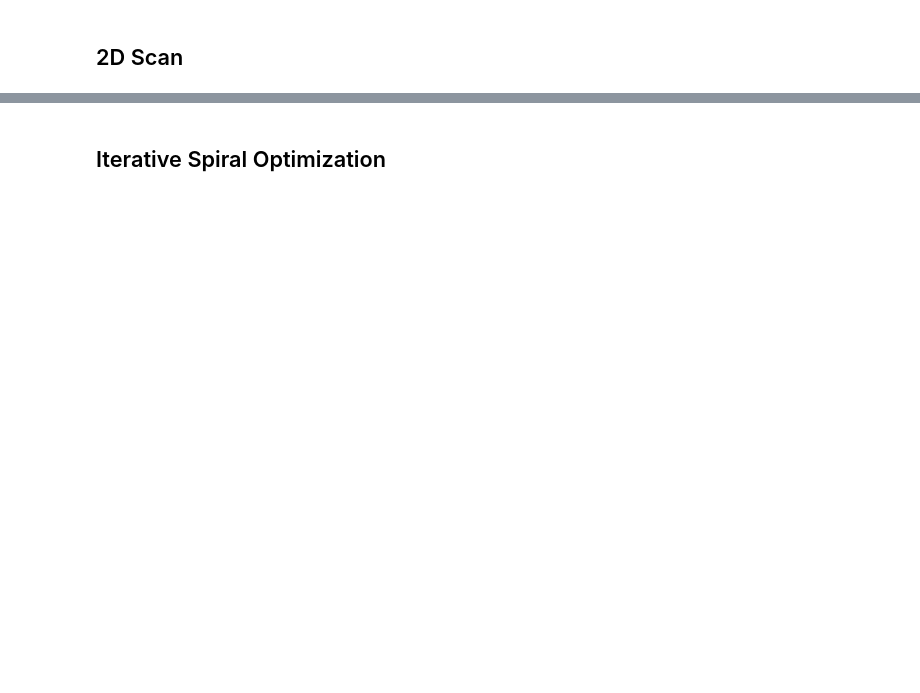
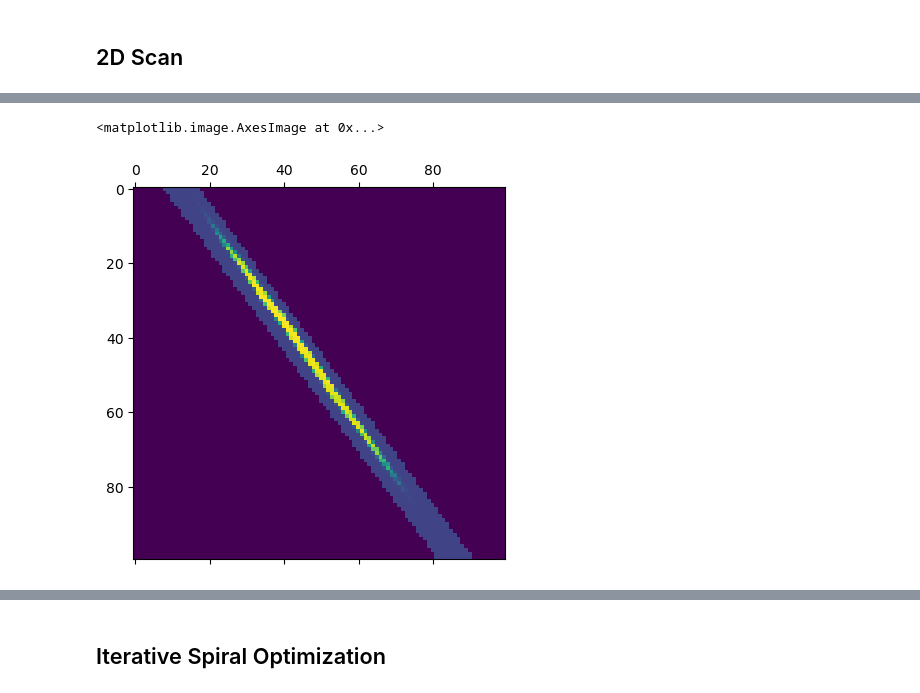
Before and after one commit to Stockholm254/servotest, a Jupyter notebook: src/expctl/servers/servoaligner/servocomp.ipynb, the cells around one changed output, grey strips where cells are left out. Saved outputs shown, nothing was run; the diff lists cells and outputs as text; code cells hidden in the pictures; blank space fills up the shorter version.

```diff
--- a/src/expctl/servers/servoaligner/servocomp.ipynb
+++ b/src/expctl/servers/servoaligner/servocomp.ipynb
@@ -259 +114,12 @@ def fit_and_plot(X,Y,Z,p0=None):
+# %%
+accept_func = accept_func_XXDOT_1
+Zacc = np.zeros_like(X)
+for i in range(N_pts):
+    for j in range(N_pts):
+        x,y = X[i,j], Y[i,j]
+        Zacc[i,j]=int(accept_func([x,y]))
+plt.matshow(Zacc*0.3+Z)
+# %% [output]
+<matplotlib.image.AxesImage at 0x...>
+[figure, added]
 # %%
```
Also changed, not shown: parts of 21 cells of this notebook, 14 other files.
